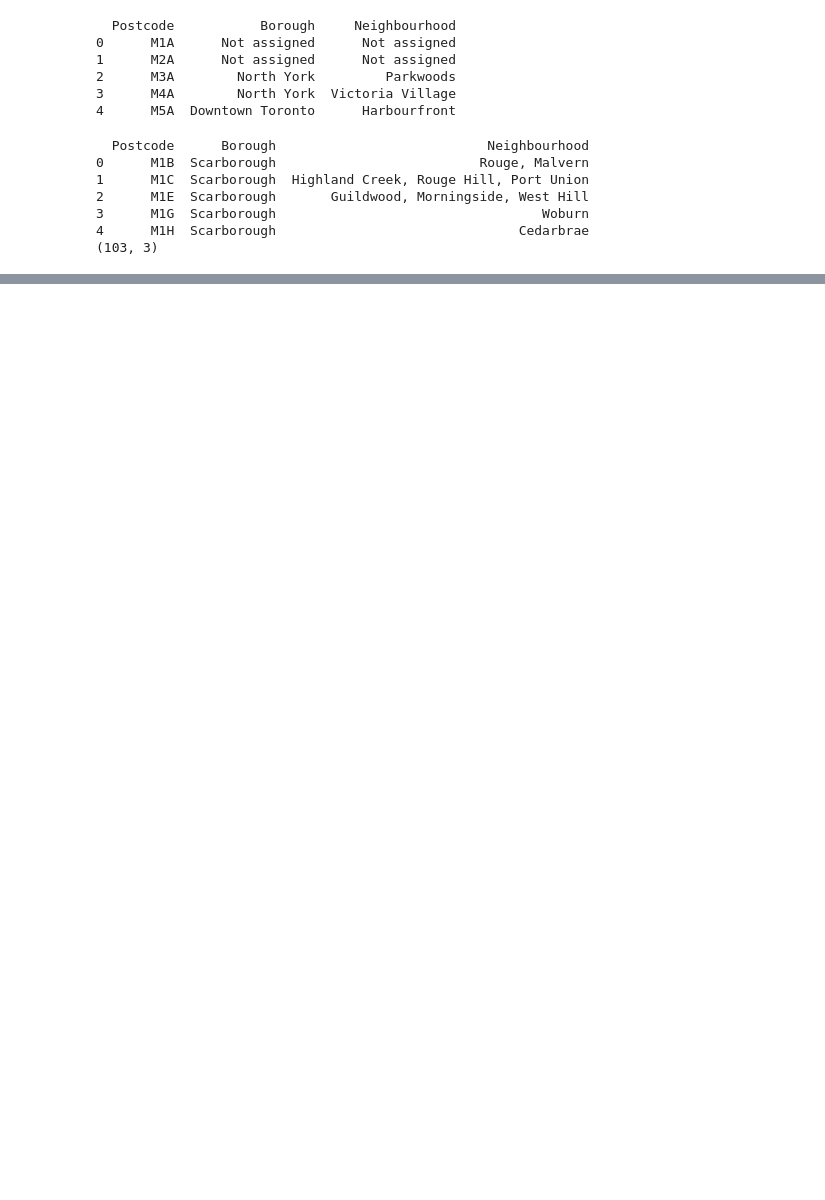
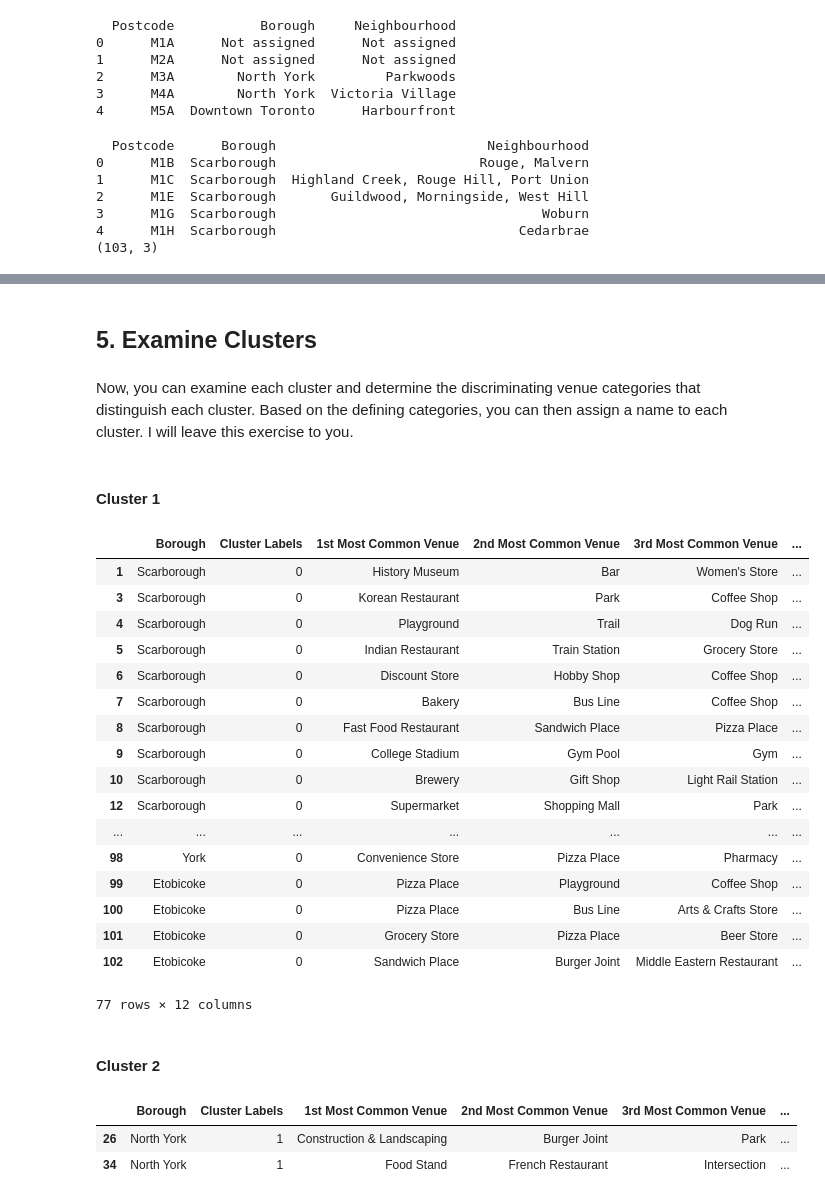
Before and after one commit to Avila27/Coursera_Capstone, a Jupyter notebook: Applied_Data_Science_Notebook.ipynb, the cells around one changed output, grey strips where cells are left out. Saved outputs shown, nothing was run; the diff lists cells and outputs as text; code cells hidden in the pictures; blank space fills up the shorter version.

```diff
--- a/Applied_Data_Science_Notebook.ipynb
+++ b/Applied_Data_Science_Notebook.ipynb
@@ -107,0 +563,6 @@ lat_lng_coords
+# %%
+def return_most_common_venues(row, num_top_venues):
+    row_categories = row.iloc[1:]
+    row_categories_sorted = row_categories.sort_values(ascending=False)
+
+    return row_categories_sorted.index.values[0:num_top_venues]
@@ -107,0 +622,13 @@ lat_lng_coords
+# %%
+# add clustering labels
+
+#print (neighborhoods_venues_sorted.head())
+
+neighborhoods_venues_sorted.insert(0, 'Cluster Labels', kmeans.labels_)
+
+#toronto_merged = df3
+
+# merge toronto_grouped with toronto_data to add latitude/longitude for each neighborhood
+#toronto_merged = toronto_merged.join(neighborhoods_venues_sorted.set_index('Neighborhood'), left_on='Neighbourhood', right_on='Neighborhood')
+
+#toronto_merged.head() # check the last columns!
@@ -107,0 +646,9 @@ lat_lng_coords
+# %%
+toronto_merged = df3
+# Rename column to match joining dataframes
+toronto_merged = toronto_merged.rename(columns={'Neighbourhood':'Neighborhood'})
+
+# merge toronto_grouped with toronto_data to add latitude/longitude for each neighborhood
+toronto_merged = toronto_merged.join(neighborhoods_venues_sorted.set_index('Neighborhood'), on='Neighborhood')
+
+toronto_merged.head() # check the last columns!
@@ -107,0 +662,9 @@ lat_lng_coords
+# %%
+## Drop nulls
+
+toronto_merged = toronto_merged.dropna(subset=['Cluster Labels'])
+
+## Convert Cluster Labels to int
+toronto_merged['Cluster Labels'] = toronto_merged['Cluster Labels'].astype(int)
+
+toronto_merged.info()
@@ -107,0 +721,35 @@ lat_lng_coords
+# %% [markdown]
+## 5. Examine Clusters
+# %% [markdown]
+Now, you can examine each cluster and determine the discriminating venue categories that distinguish each cluster. Based on the defining categories, you can then assign a name to each cluster. I will leave this exercise to you.
+# %% [markdown]
+#### Cluster 1
+# %%
+toronto_merged.loc[toronto_merged['Cluster Labels'] == 0, toronto_merged.columns[[1] + list(range(5, toronto_merged.shape[1]))]]
+# %% [output]
+|  | Borough | Cluster Labels | 1st Most Common Venue | 2nd Most Common Venue | 3rd Most Common Venue | ... |
+| 1 | Scarborough | 0 | History Museum | Bar | Women's Store | ... |
+| 3 | Scarborough | 0 | Korean Restaurant | Park | Coffee Shop | ... |
+| 4 | Scarborough | 0 | Playground | Trail | Dog Run | ... |
+| 5 | Scarborough | 0 | Indian Restaurant | Train Station | Grocery Store | ... |
+| 6 | Scarborough | 0 | Discount Store | Hobby Shop | Coffee Shop | ... |
+| 7 | Scarborough | 0 | Bakery | Bus Line | Coffee Shop | ... |
+| 8 | Scarborough | 0 | Fast Food Restaurant | Sandwich Place | Pizza Place | ... |
+| 9 | Scarborough | 0 | College Stadium | Gym Pool | Gym | ... |
+| 10 | Scarborough | 0 | Brewery | Gift Shop | Light Rail Station | ... |
+| 12 | Scarborough | 0 | Supermarket | Shopping Mall | Park | ... |
+| ... | ... | ... | ... | ... | ... | ... |
+| 98 | York | 0 | Convenience Store | Pizza Place | Pharmacy | ... |
+| 99 | Etobicoke | 0 | Pizza Place | Playground | Coffee Shop | ... |
+| 100 | Etobicoke | 0 | Pizza Place | Bus Line | Arts & Crafts Store | ... |
+| 101 | Etobicoke | 0 | Grocery Store | Pizza Place | Beer Store | ... |
+| 102 | Etobicoke | 0 | Sandwich Place | Burger Joint | Middle Eastern Restaurant | ... |
+77 rows × 12 columns
+# %% [markdown]
+#### Cluster 2
+# %%
+toronto_merged.loc[toronto_merged['Cluster Labels'] == 1, toronto_merged.columns[[1] + list(range(5, toronto_merged.shape[1]))]]
+# %% [output]
+|  | Borough | Cluster Labels | 1st Most Common Venue | 2nd Most Common Venue | 3rd Most Common Venue | ... |
+| 26 | North York | 1 | Construction & Landscaping | Burger Joint | Park | ... |
+| 34 | North York | 1 | Food Stand | French Restaurant | Intersection | ... |
```
Also changed, not shown: parts of 79 cells of this notebook.
